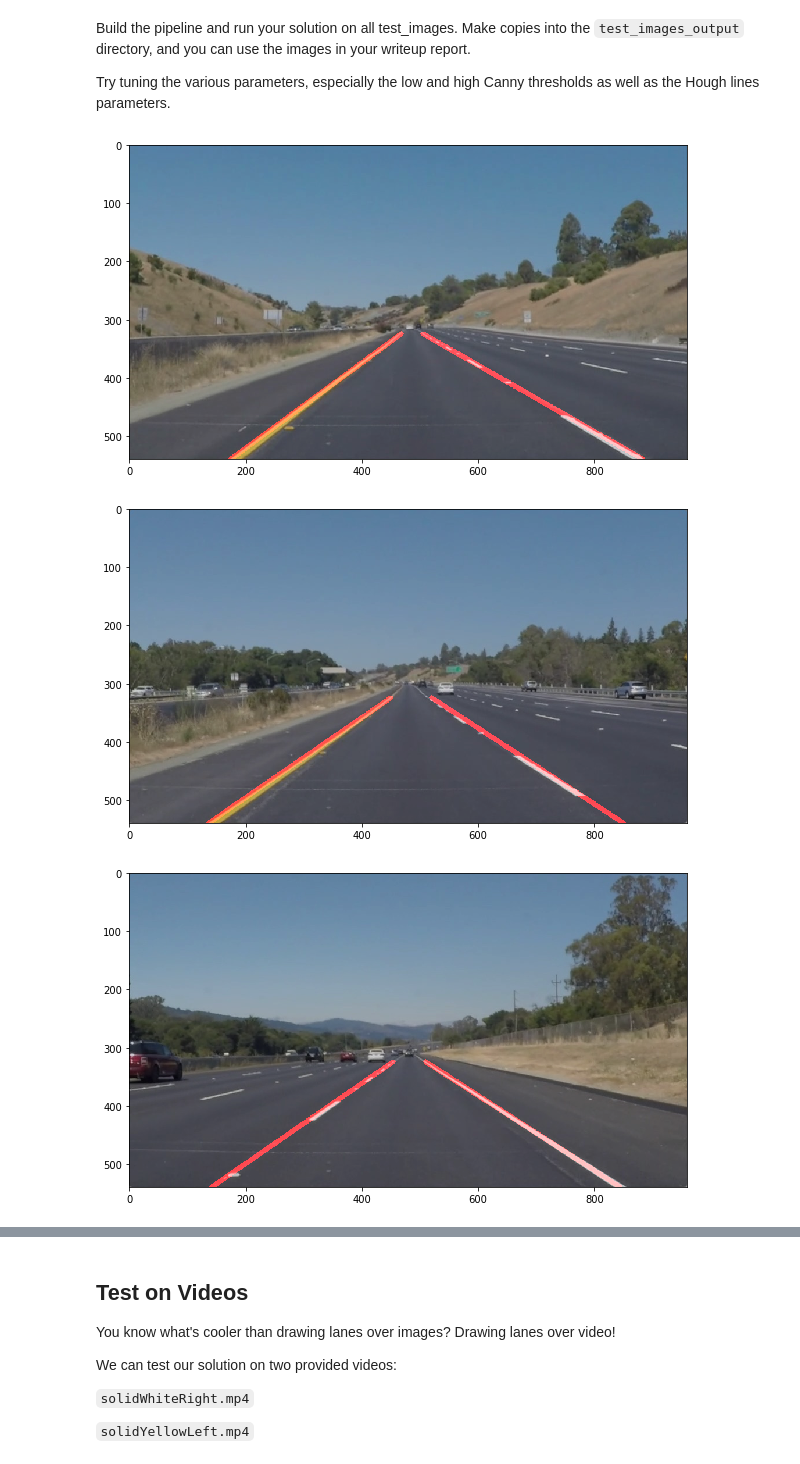
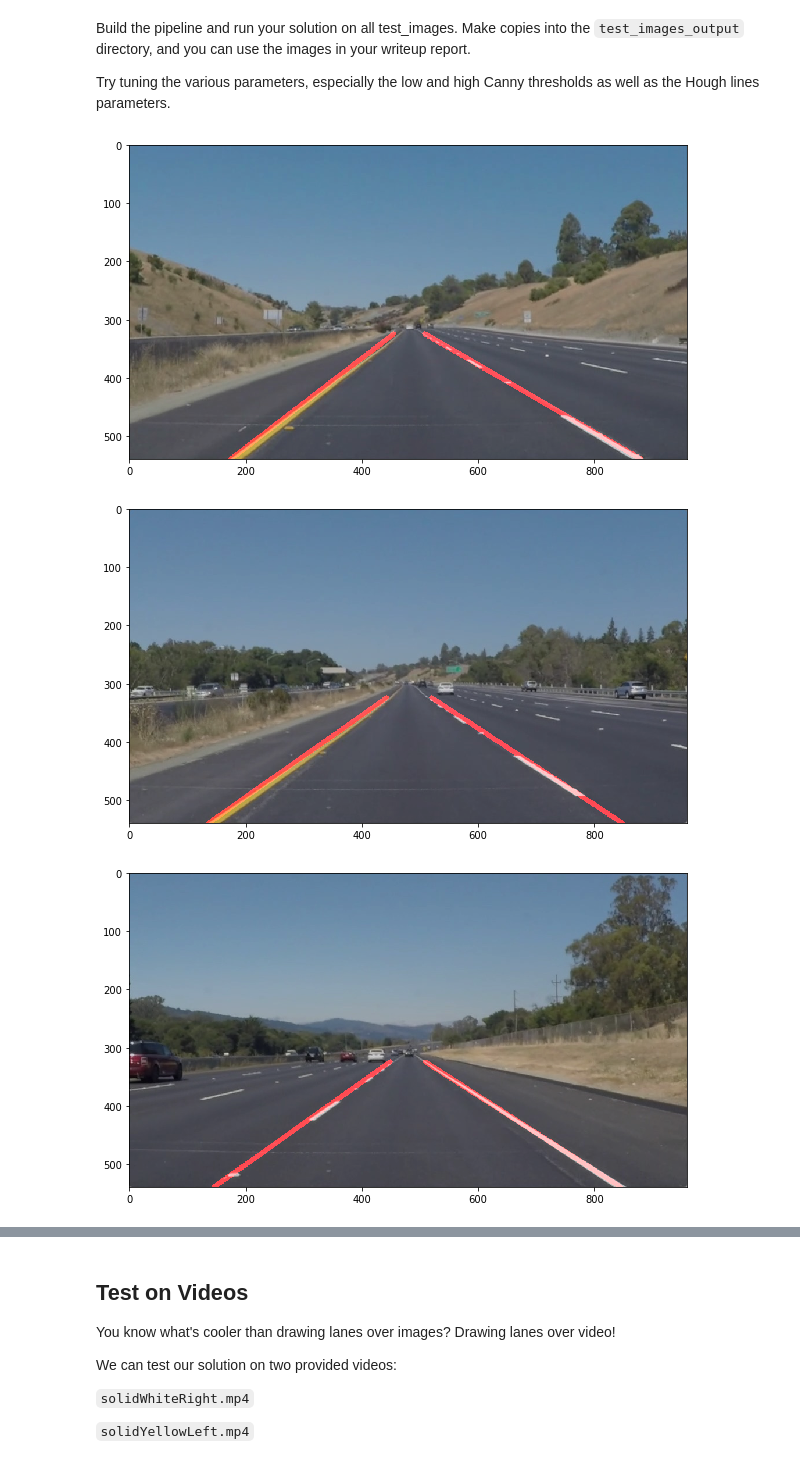
Before and after one commit to oshawkat/CarND-LaneLines-P1, a Jupyter notebook: P1.ipynb, the cells around one changed output, grey strips where cells are left out. Drawn from its saved outputs; the diff is of its cells as text; code cells hidden in the pictures.

Commit message:
Improve performance by masking and running each lane line through the algorithm independently

```diff
--- a/P1.ipynb
+++ b/P1.ipynb
@@ -273,6 +273,61 @@ def analyze_hough_lines(lines, height, width):
         best_lines = np.vstack([best_left_line, best_right_line])
 
     return best_lines
+
+def analyze_single_side_hough_lines(lines, height, width):
+    """
+    Filters Hough transform line segments to remove those unlikely to
+    represent valid lane lines (assumes centered, forward facing camera)
+
+    ** This is only for instances where all the incoming lines are supposed
+    to represent a single lane line ** Otherwise, use analyze_hough_lines()
+
+    E.g. Get rid of near-horizontal segments
+
+    Input:
+        lines: array of line segments represented as [x1, y1, x2, y2]
+        height: hight of image, in pixels
+        width: width of image, in pixels
+
+    Returns a filtered array, with each row representing [x1, y1, x2, y2]
+    for a line segment
+    """
+
+    # Check for empty lines
+    if lines is None or not lines.size or len(lines.shape) < 2:
+        return np.array([])
+
+    # Array structure is [x1, y1, x2, y2, slope, length]
+    filtered_lines = np.array([], dtype=np.float)
+
+    # Iterate over line segments and append good ones to either left or right
+    for seg in lines:
+        x1 = seg[0][0]
+        y1 = seg[0][1]
+        x2 = seg[0][2]
+        y2 = seg[0][3]
+
+        # Calculate slope
+        if x1 == x2:  # Prevent division by 0. Also reject horizontal lane lines
+            continue
+        else:
+            slope = (y2 - y1) / (x2 - x1)
+
+        # Calculate line length
+        length = math.hypot(x2 - x1, y2 - y1)
+
+        # Check whether the slope is within bounds
+        upper_lim = 0.8
+        lower_lim = 0.55
+
+        if abs(slope) >= lower_lim and abs(slope) <= upper_lim:
+            filtered_lines = np.vstack([filtered_lines, [x1, y1, x2, y2, slope, length]]
+                                      )if filtered_lines.size else np.array([x1, y1, x2, y2, slope, length])
+
+    # Average the filtered lines and extrapolate to join lane line segments
+    optimal_line = find_best_line(filtered_lines, height, width)
+
+    return optimal_line
 
 def find_best_line(lines, height, width, proj_dist=0.4):
     """
@@ -357,57 +412,69 @@ def find_lanelines(img):
     high_thresh = 150
     edge_img = canny(smoothed, low_thresh, high_thresh)
 
-    # Apply mask to focus on the region of interest
-    vertices = np.array([[(0.10 * width, height-1),     # bottom left
+    # Apply two masks, one for each lane line,
+    # to focus on the region of interest
+    left_vertices = np.array([[(0.10 * width, height-1),     # bottom left
                           (0.45 * width, 0.59 * height), # top left
+                          (0.52 * width, 0.59 * height), # top right
+                          (0.25 * width, height-1)]],   # bottom right
+                        dtype=np.int32)
+    right_vertices = np.array([[(0.80 * width, height-1),     # bottom left
+                          (0.50 * width, 0.59 * height), # top left
                           (0.55 * width, 0.59 * height), # top right
                           (0.95 * width, height-1)]],   # bottom right
                         dtype=np.int32)
-    masked = region_of_interest(edge_img, vertices)
-    masked_grey = region_of_interest(grey, vertices)
+    masked_left = region_of_interest(edge_img, left_vertices)
+    masked_right = region_of_interest(edge_img, right_vertices)
+    masked = weighted_img(masked_left, masked_right, 1.0, 1.0)
+    masked[np.nonzero(masked)] = 255 # Normalize to 255
 
     # Detect lane lines using Hough transform
     rho = 4 # distance resolution in pixels of the Hough grid
     theta = np.pi/180 # angular resolution in radians of the Hough grid
     threshold = 15     # minimum number of votes (intersections in Hough grid cell)
-    min_line_len = 50 #minimum number of pixels making up a line
+    min_line_len = 70 #minimum number of pixels making up a line
     max_line_gap = 30    # maximum gap in pixels between connectable line segments
-    lines = cv2.HoughLinesP(masked, rho, theta, threshold, np.array([]),
+    # Run Hough transform on each lane line independently
+    best_lines = np.array([], dtype=np.uint)
+    for masked_lane in ([masked_left, masked_right]):
+        lines = cv2.HoughLinesP(masked_lane, rho, theta, threshold, np.array([]),
                             minLineLength=min_line_len, maxLineGap=max_line_gap)
-    best_lines = analyze_hough_lines(lines, height, width)
+        line = analyze_single_side_hough_lines(lines, height, width)
+        if line.size and len(line.shape) > 1:
+            best_lines = np.vstack([best_lines, line]) if best_lines.size else line
     best_hough_img = np.zeros((height, width, 3), dtype=np.uint8)
     draw_lines(best_hough_img, best_lines, thickness=7)
     hough_img = best_hough_img
 
     # Stock Hough transform for optimizing parameters (comment out for actual runs)
     #hough_img = hough_lines(masked, rho, theta, threshold, min_line_len, max_line_gap)
 
     # Draw detected lane lines on color image
     output_img = weighted_img(hough_img, img)
 
     ## Display images for debugging
     #display_images([grey, smoothed, edge_img, masked, hough_img, output_img])
-    #display_images([masked_grey, masked, hough_img, output_img])
+    #display_images([masked])
 
     return output_img
-
 
 # Run pipeline on test image 'image' and save to test_images_output directory
 input_dir = "test_images/"
 output_dir = "test_images_output/"
 
 # Ensure that the output directory is valid
 if not os.path.exists(output_dir):
     os.makedirs(output_dir)
 
 # Run lane line detection on each image in the input directory
 for file_name in os.listdir(input_dir):
     image = mpimg.imread(input_dir + file_name)
     lane_lines = find_lanelines(image)
     display_images([lane_lines])
     cv2.imwrite(output_dir + file_name, lane_lines)
 # %% [output]
-[figure, old version]
+[figure, new version]
 [figure]
 [figure]
 [figure]
```
Also changed, not shown: parts of 5 cells of this notebook, 1 other file.
